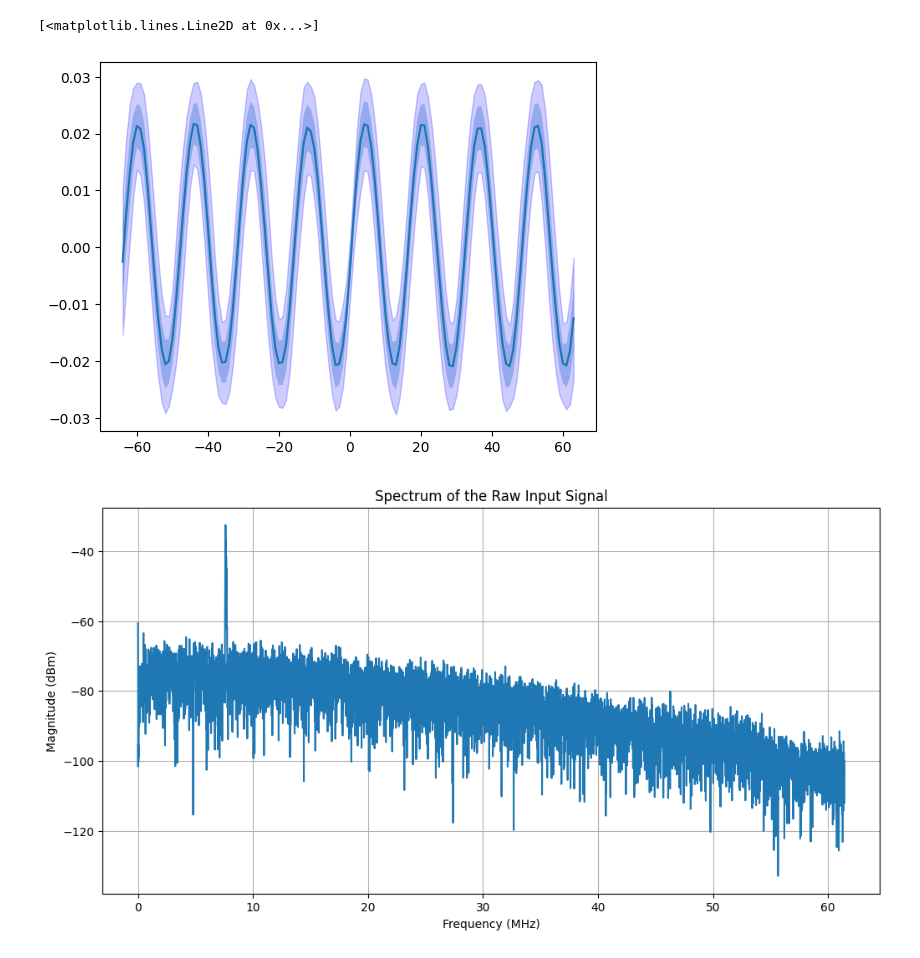
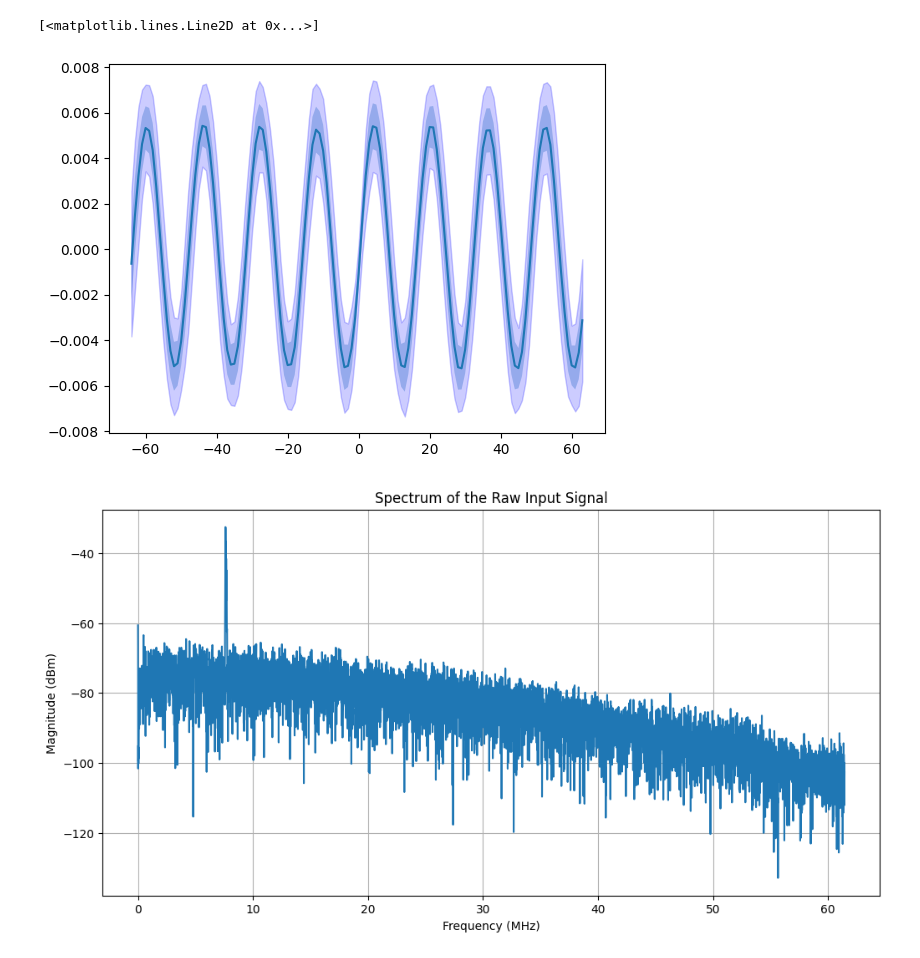
Before and after one commit to ruich95/SynQ, a Jupyter notebook: src/python/fm_synthesised_demod.ipynb, the cells around one changed output. Cells and saved outputs as stored; diff of their text form; code cells hidden in the pictures.

```diff
--- a/src/python/fm_synthesised_demod.ipynb
+++ b/src/python/fm_synthesised_demod.ipynb
@@ -10,31 +10,31 @@ raw_input = data[:, 3]
 demodulated_output = data[:, -2]
 demodulated_output_valid = data[:, -3]
 # %%
-sampler = TriggeredSampler(window_size=128)
+sampler = TriggeredSampler(window_size=128, full_scale_volt=0.25)
 
 # triggr at the rising edge pass zero of the signal
 signs  = np.array([x > 0 for x in raw_input], dtype=bool)
 trigger = np.array([signs[i] != signs[i-1] and signs[i] for i in range(1, len(signs))], dtype=bool)
 
 # get the triggered samples
 triggered_samples = sampler.sample(raw_input, trigger)
 
 fig, ax = plt.subplots()
 # sampler.plot_sampled_signal(ax)
 
 average_sig = np.mean(sampler.frames, axis=0)
 time_axis = np.arange(128)
 zero_time = 128 // 2
 time_axis = time_axis - zero_time
 
 mean = np.mean(sampler.frames, axis=0)
 std = np.std(sampler.frames, axis=0)
 ax.fill_between(time_axis, mean - std, mean + std, alpha=0.3, label='±1 Std Dev')
 ax.fill_between(time_axis, mean - 2*std, mean + 2*std, alpha=0.2, color='blue', label='±2 Std Dev')
 ax.plot(time_axis, average_sig, label='Average Signal')
 # %% [output]
 [<matplotlib.lines.Line2D at 0x...>]
-[figure, old version]
+[figure, new version]
 # %%
 # plot the spectrum of the raw input signal
 ts = 1 / 122.88e6  # sampling interval
```
Also changed, not shown: 3 other files.
